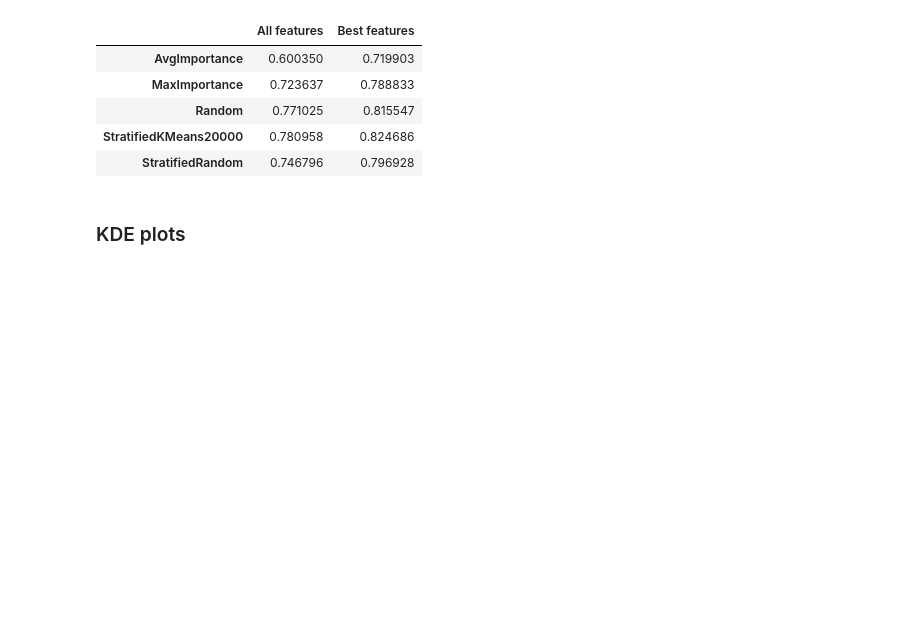
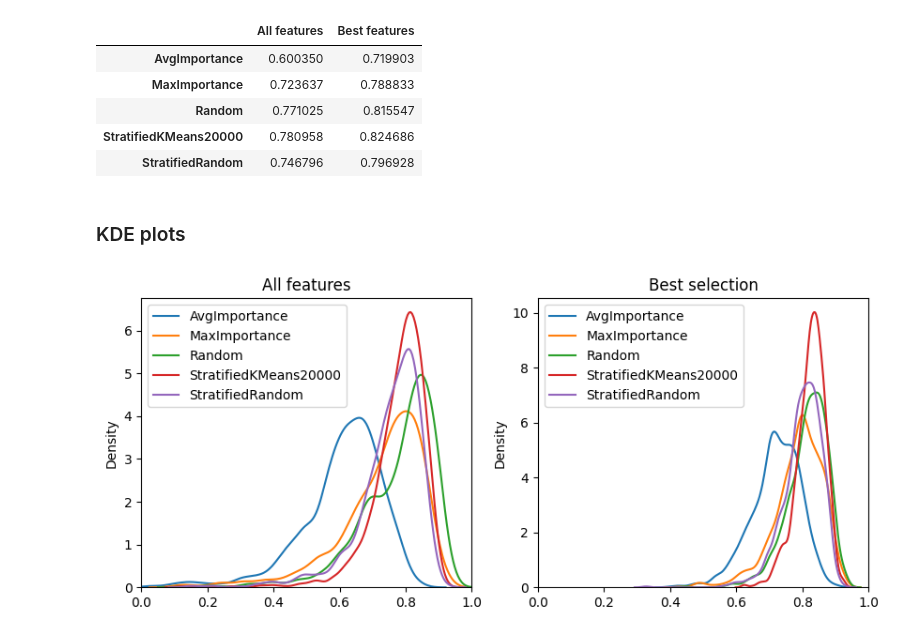
Before and after one commit to carpelli/tfm, a Jupyter notebook: tfm/notebooks/regression.ipynb, the cells around one changed output. Saved outputs shown, nothing was run; the diff lists cells and outputs as text; code cells hidden in the pictures; blank space fills up the shorter version.

```diff
--- a/tfm/notebooks/regression.ipynb
+++ b/tfm/notebooks/regression.ipynb
@@ -115,3 +120,23 @@ pd.DataFrame({
 | StratifiedRandom | 0.746796 | 0.796928 |
 # %% [markdown]
 ### KDE plots
+# %%
+def plot_kdes(results, samplers=None, bw=0.2, figsize=(10, 4)):
+	fig, axs = plt.subplots(1, 2, figsize=figsize)
+	types = {'All features': extract_all, 'Best selection': extract_best}
+	for ax, (title, extract) in zip(axs, types.items()):
+		dists = [extract(results) for results in results]
+		for i, dist in enumerate(dists):
+			dist = dist[dist > 0]
+			sampler = samplers[i] if samplers else None
+			ax = sns.kdeplot(dist, ax=ax, bw_method=bw, label=sampler)
+		if samplers:
+			ax.legend()
+		ax.set_xlim([0,1])
+		ax.set_title(title)
+	return fig, axs
+
+plot_kdes(results, samplers)
+plt.show()
+# %% [output]
+[figure, added]
```
Also changed, not shown: parts of 20 cells of this notebook, 2 other files.
